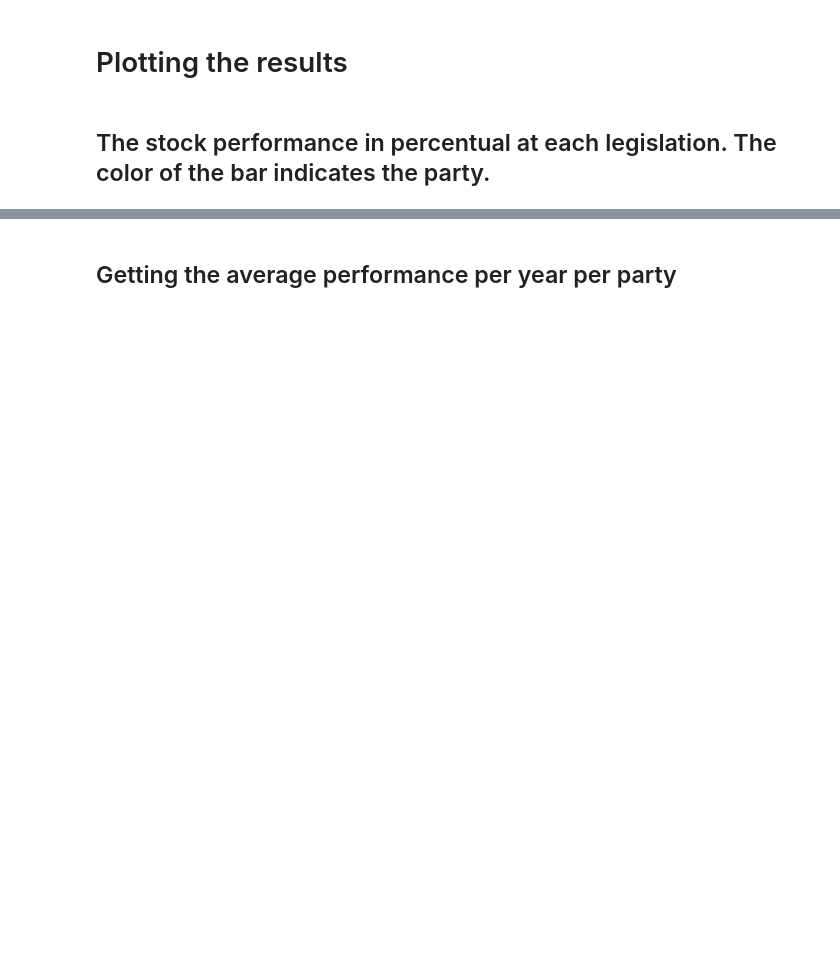
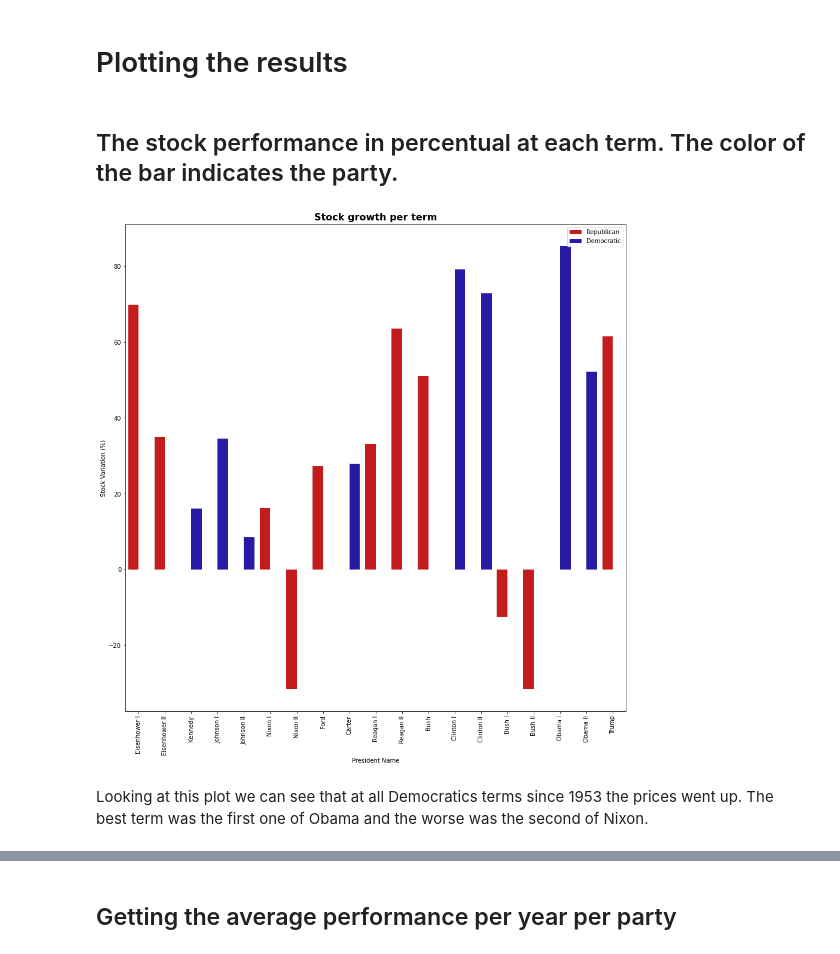
Before and after one commit to jairNeto/stocks_prices_medium, a Jupyter notebook: Udacity_stock.ipynb, the cells around one changed output, grey strips where cells are left out. Cells and saved outputs as stored; diff of their text form; code cells hidden in the pictures; blank space fills up the shorter version.

```diff
--- a/Udacity_stock.ipynb
+++ b/Udacity_stock.ipynb
@@ -154,6 +257,6 @@ presidential_data['stocks_result'] = gains_list
 # %% [markdown]
 # Plotting the results
 # %% [markdown]
-## The stock performance in percentual at each legislation. The color of the bar indicates the party.
+## The stock performance in percentual at each term. The color of the bar indicates the party.
 # %%
 def formatting_axis(ax, title, xlabel, ylabel):
@@ -160,4 +279,53 @@ def formatting_axis(ax, title, xlabel, ylabel):
   ax.axes.set_title(title, fontsize = 16, weight='bold')
   ax.set_xlabel(xlabel, fontsize = 10)
   ax.set_ylabel(ylabel, fontsize = 10)
+# %%
+def democratic_republican_stocks_barplot(data,
+                                         xaxis,
+                                         yaxis,
+                                         hue,
+                                         title,
+                                         xlabel,
+                                         ylabel,
+                                         palette={'Democratic': '#1404BD',
+                                                  'Republican': '#DE0100'}):
+    '''
+    Plot the Democratic and Republican stocks barplot
+
+    Parameters
+    -------
+    data: Pandas Dataframe
+      Pandas dataframe with needed data
+    xaxis: String
+      The name of the column that will be used at the x axis
+    yaxis: String
+      The name of the column that will be used at the y axis
+    hue: String
+      The name of the column that will be used as the hue
+    title: String
+      The plot title
+    xlabel: String
+      The plot x label
+    ylabel: String
+      The plot y label
+    palette: Dict
+      Dictionary that contains the colors of the bars
+
+    '''
+    ax = sns.barplot(x=xaxis, y=yaxis, hue=hue, data=data, palette=palette)
+    plt.setp(ax.get_xticklabels(), rotation=90)
+    plt.legend(loc='upper right')
+    formatting_axis(ax, title, xlabel, ylabel)
+    ax;
+# %%
+democratic_republican_stocks_barplot(presidential_data,
+                                     'name',
+                                     'stocks_result',
+                                     'party',
+                                     'Stock growth per term',
+                                     'President Name', 'Stock Variation (%)')
+# %% [output]
+[figure, added]
+# %% [markdown]
+Looking at this plot we can see that at all Democratics terms since 1953 the prices went up. The best term was the first one of Obama and the worse was the second of Nixon.
 # %%
```
Also changed, not shown: parts of 111 cells of this notebook, 1 other file.
